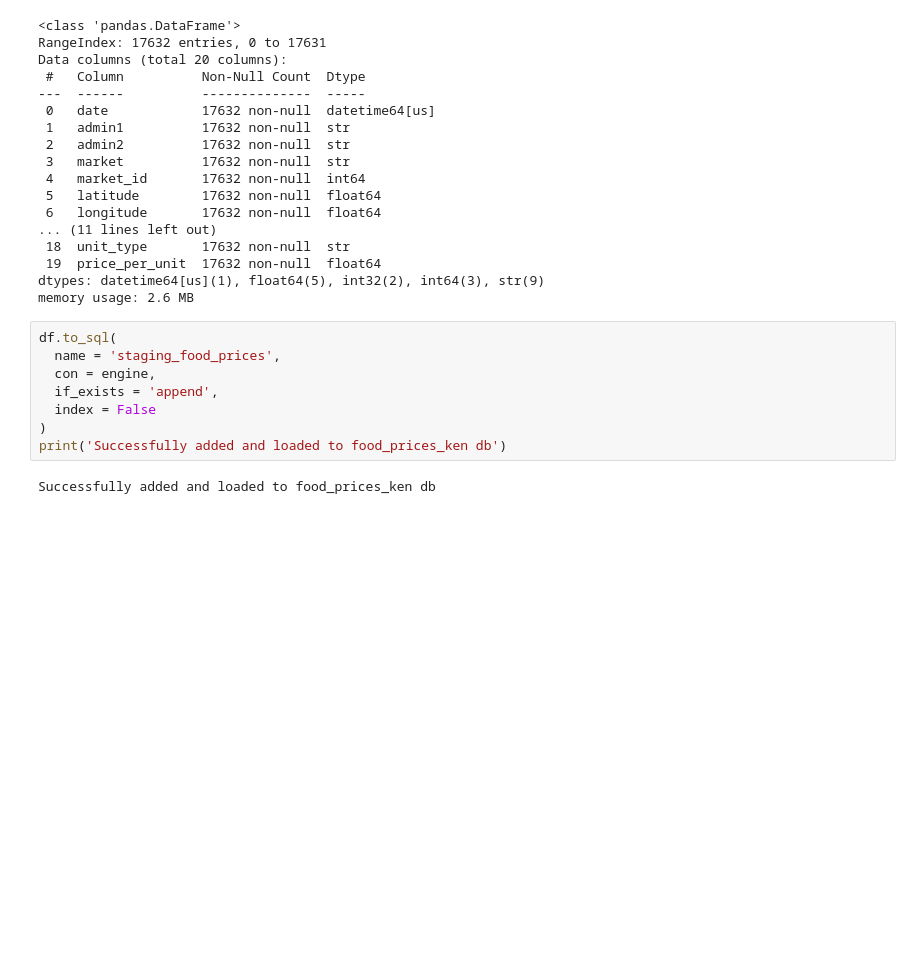
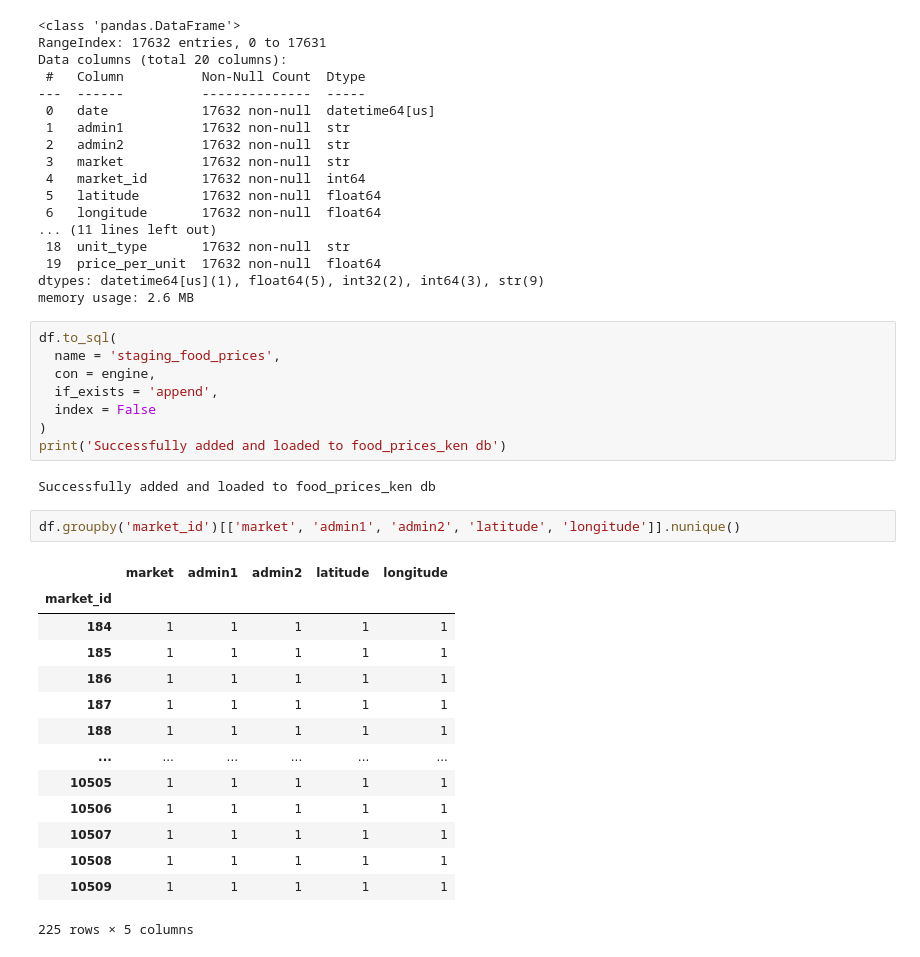
Before and after one commit to jwanzie/kenya-food-prices-etl-pipeline, a Jupyter notebook: Data_Pipeline.ipynb, the cells around one changed output. Drawn from its saved outputs; the diff is of its cells as text; blank space fills up the shorter version.

```diff
--- a/Data_Pipeline.ipynb
+++ b/Data_Pipeline.ipynb
@@ -459,3 +459,20 @@ df.to_sql(
 print('Successfully added and loaded to food_prices_ken db')
 # %% [output]
 Successfully added and loaded to food_prices_ken db
+# %%
+df.groupby('market_id')[['market', 'admin1', 'admin2', 'latitude', 'longitude']].nunique()
+# %% [output]
+|  | market | admin1 | admin2 | latitude | longitude |
+| market_id |  |  |  |  |  |
+| 184 | 1 | 1 | 1 | 1 | 1 |
+| 185 | 1 | 1 | 1 | 1 | 1 |
+| 186 | 1 | 1 | 1 | 1 | 1 |
+| 187 | 1 | 1 | 1 | 1 | 1 |
+| 188 | 1 | 1 | 1 | 1 | 1 |
+| ... | ... | ... | ... | ... | ... |
+| 10505 | 1 | 1 | 1 | 1 | 1 |
+| 10506 | 1 | 1 | 1 | 1 | 1 |
+| 10507 | 1 | 1 | 1 | 1 | 1 |
+| 10508 | 1 | 1 | 1 | 1 | 1 |
+| 10509 | 1 | 1 | 1 | 1 | 1 |
+225 rows × 5 columns
```
Also changed, not shown: parts of 5 cells of this notebook, 1 other file.
